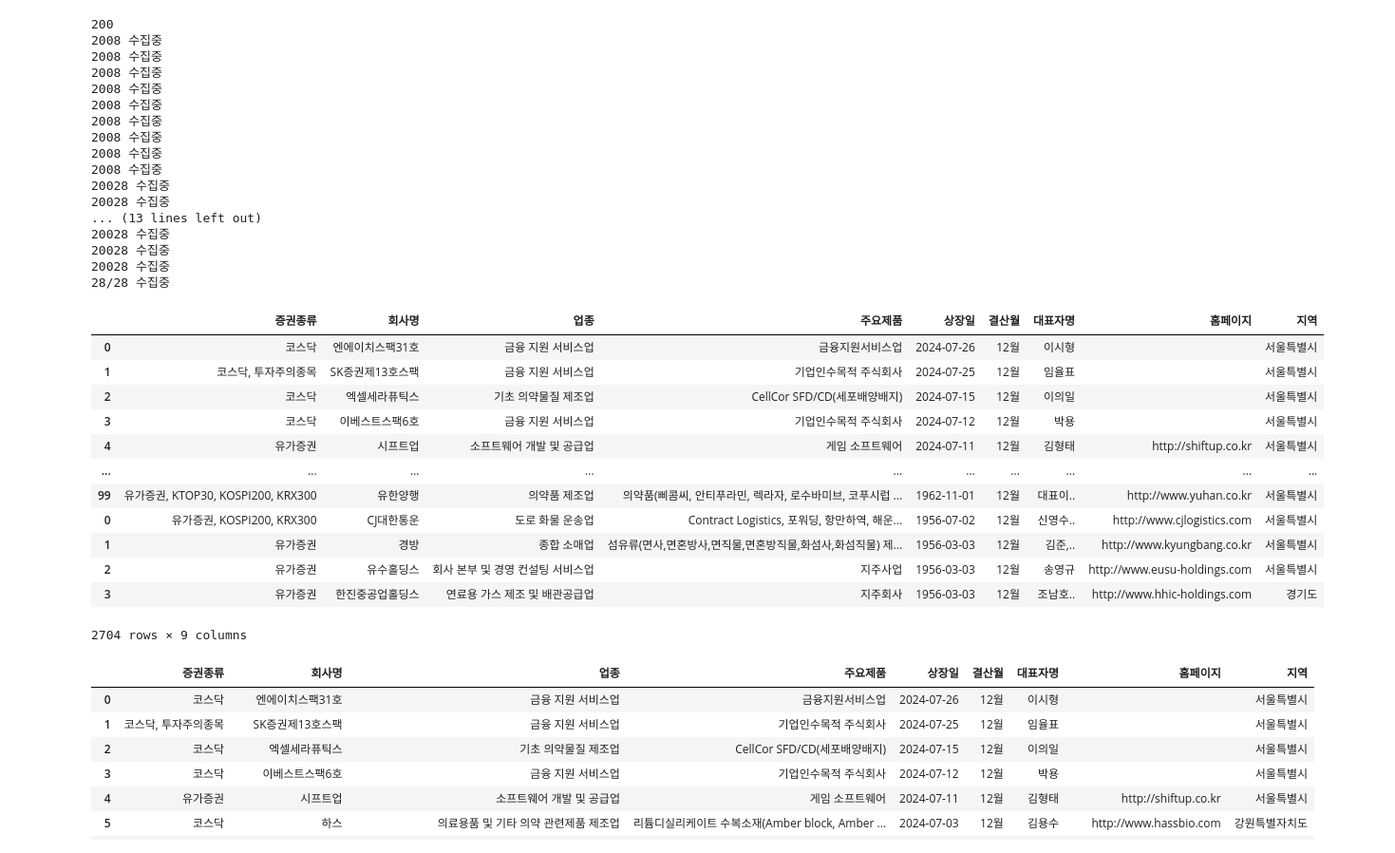
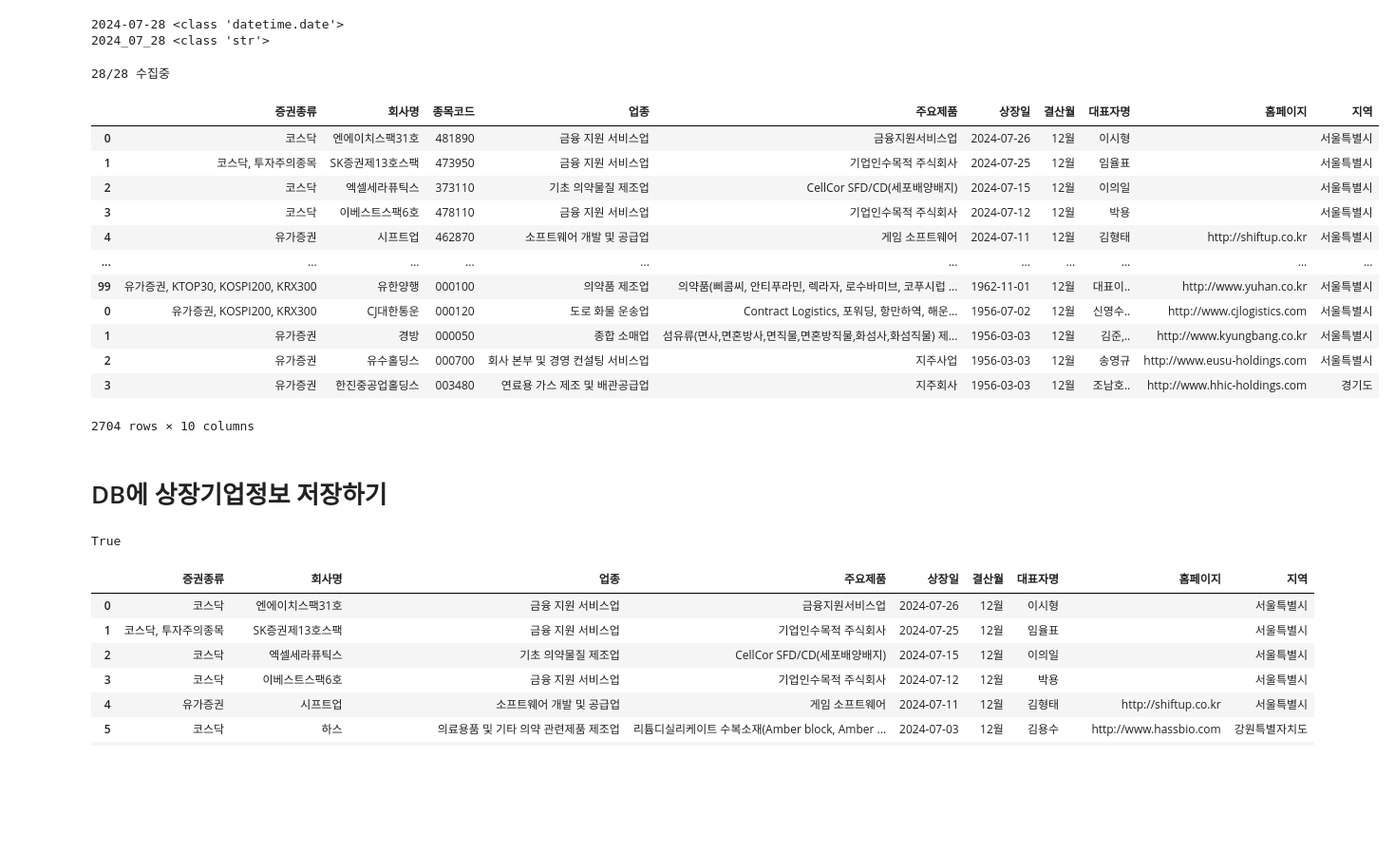
Before and after one commit to haram4th/fintech_pm_data_science, a Jupyter notebook: 05data_scraping/09상장기업정보수집_web_scraping.ipynb, the cells around one changed output. Shown at 95% size. Saved outputs shown, nothing was run; the diff lists cells and outputs as text; code cells hidden in the pictures; blank space fills up the shorter version.

```diff
--- a/05data_scraping/09상장기업정보수집_web_scraping.ipynb
+++ b/05data_scraping/09상장기업정보수집_web_scraping.ipynb
@@ -3,6 +4,14 @@ import time
 import requests
 import pandas as pd
 from bs4 import BeautifulSoup as bs
+# %%
+today = date.today()
+print(str(today), type(today))
+today = str(today).replace("-", "_")
+print(today, type(today))
+# %% [output]
+2024-07-28 <class 'datetime.date'>
+2024_07_28 <class 'str'>
 # %%
 # 내용 안나옴
 # url = "https://kind.krx.co.kr/corpgeneral/corpList.do"
@@ -18,63 +27,62 @@ while True:
     url = "https://kind.krx.co.kr/corpgeneral/corpList.do"
     payload = dict(method='searchCorpList',pageIndex=page, currentPageSize=page_size,orderMode=3,orderStat='D',searchType=13, fiscalYearEnd='all', location='all')
     r = requests.get(url, params=payload)
-    print(r.status_code)
+    print(r.status_code, end="\r")
     soup = bs(r.text, 'lxml')
     total_items = int(soup.select_one(".info.type-00 > em").text.replace(",", ""))
     total_pages = total_items // page_size + 1
     print(f"{page}/{total_pages} 수집중", end="\r")
+    keys = soup.select_one("table.list.type-00.tmt30")['summary'].split(", ")
     result = {}
     for tr in soup.select('tr'):
         for idx, (key, td) in enumerate(zip(keys, tr.select('td'))):
             if idx == 0:
-                kinds = [img['alt'] for img in td.select('img')]   # 1번째 증권 종류, 회사이름
+                kinds = [img['alt'].strip() for img in td.select('img')]   # 1번째 증권 종류, 회사이름
                 kind = ", ".join(kinds)
+                code = td.select_one("a")['onclick'].split("'")[1] # 종목코드 추출
                 result.setdefault('증권종류', []).append(kind)
                 result.setdefault(key, []).append(td.text)
+                result.setdefault('종목코드', []).append(code+"0") # 종목코드 추가
             elif idx == 6:
                 home_link = td.select_one('a')['href'] if td.string == None else ""  # 6번째 링크 찾기
                 result.setdefault(key, []).append(home_link)
             else:
                 result.setdefault(key, []).append(td.text)
     result_df = pd.DataFrame(result)
     final_result_df = pd.concat([final_result_df, result_df])
 
     if page < total_pages:
         page += 1
         time.sleep(5)
     else:
         break
 
-
-final_result_df
+display(final_result_df)
+final_result_df.to_csv(f"상장기업정보_{today}기준.csv", encoding='utf-8', index=False)  # 수집일 기준으로 csv 파일로 저장
 # %% [output]
-200
-2008 수집중
-2008 수집중
-2008 수집중
-2008 수집중
-2008 수집중
-2008 수집중
-2008 수집중
-2008 수집중
-2008 수집중
-20028 수집중
-20028 수집중
-... (13 lines left out)
-20028 수집중
-20028 수집중
-20028 수집중
 28/28 수집중
-|  | 증권종류 | 회사명 | 업종 | 주요제품 | 상장일 | 결산월 | 대표자명 | 홈페이지 | 지역 |
-| 0 | 코스닥 | 엔에이치스팩31호 | 금융 지원 서비스업 | 금융지원서비스업 | 2024-07-26 | 12월 | 이시형 |  | 서울특별시 |
-| 1 | 코스닥, 투자주의종목 | SK증권제13호스팩 | 금융 지원 서비스업 | 기업인수목적 주식회사 | 2024-07-25 | 12월 | 임율표 |  | 서울특별시 |
-| 2 | 코스닥 | 엑셀세라퓨틱스 | 기초 의약물질 제조업 | CellCor SFD/CD(세포배양배지) | 2024-07-15 | 12월 | 이의일 |  | 서울특별시 |
-| 3 | 코스닥 | 이베스트스팩6호 | 금융 지원 서비스업 | 기업인수목적 주식회사 | 2024-07-12 | 12월 | 박용 |  | 서울특별시 |
-| 4 | 유가증권 | 시프트업 | 소프트웨어 개발 및 공급업 | 게임 소프트웨어 | 2024-07-11 | 12월 | 김형태 | http://shiftup.co.kr | 서울특별시 |
-| ... | ... | ... | ... | ... | ... | ... | ... | ... | ... |
-| 99 | 유가증권, KTOP30, KOSPI200, KRX300 | 유한양행 | 의약품 제조업 | 의약품(삐콤씨, 안티푸라민, 렉라자, 로수바미브, 코푸시럽 ... | 1962-11-01 | 12월 | 대표이.. | http://www.yuhan.co.kr | 서울특별시 |
-| 0 | 유가증권, KOSPI200, KRX300 | CJ대한통운 | 도로 화물 운송업 | Contract Logistics, 포워딩, 항만하역, 해운... | 1956-07-02 | 12월 | 신영수.. | http://www.cjlogistics.com | 서울특별시 |
-| 1 | 유가증권 | 경방 | 종합 소매업 | 섬유류(면사,면혼방사,면직물,면혼방직물,화섬사,화섬직물) 제... | 1956-03-03 | 12월 | 김준,.. | http://www.kyungbang.co.kr | 서울특별시 |
-| 2 | 유가증권 | 유수홀딩스 | 회사 본부 및 경영 컨설팅 서비스업 | 지주사업 | 1956-03-03 | 12월 | 송영규 | http://www.eusu-holdings.com | 서울특별시 |
-| 3 | 유가증권 | 한진중공업홀딩스 | 연료용 가스 제조 및 배관공급업 | 지주회사 | 1956-03-03 | 12월 | 조남호.. | http://www.hhic-holdings.com | 경기도 |
+|  | 증권종류 | 회사명 | 종목코드 | 업종 | 주요제품 | 상장일 | 결산월 | 대표자명 | 홈페이지 | 지역 |
+| 0 | 코스닥 | 엔에이치스팩31호 | 481890 | 금융 지원 서비스업 | 금융지원서비스업 | 2024-07-26 | 12월 | 이시형 |  | 서울특별시 |
+| 1 | 코스닥, 투자주의종목 | SK증권제13호스팩 | 473950 | 금융 지원 서비스업 | 기업인수목적 주식회사 | 2024-07-25 | 12월 | 임율표 |  | 서울특별시 |
+| 2 | 코스닥 | 엑셀세라퓨틱스 | 373110 | 기초 의약물질 제조업 | CellCor SFD/CD(세포배양배지) | 2024-07-15 | 12월 | 이의일 |  | 서울특별시 |
+| 3 | 코스닥 | 이베스트스팩6호 | 478110 | 금융 지원 서비스업 | 기업인수목적 주식회사 | 2024-07-12 | 12월 | 박용 |  | 서울특별시 |
+| 4 | 유가증권 | 시프트업 | 462870 | 소프트웨어 개발 및 공급업 | 게임 소프트웨어 | 2024-07-11 | 12월 | 김형태 | http://shiftup.co.kr | 서울특별시 |
+| ... | ... | ... | ... | ... | ... | ... | ... | ... | ... | ... |
+| 99 | 유가증권, KTOP30, KOSPI200, KRX300 | 유한양행 | 000100 | 의약품 제조업 | 의약품(삐콤씨, 안티푸라민, 렉라자, 로수바미브, 코푸시럽 ... | 1962-11-01 | 12월 | 대표이.. | http://www.yuhan.co.kr | 서울특별시 |
+| 0 | 유가증권, KOSPI200, KRX300 | CJ대한통운 | 000120 | 도로 화물 운송업 | Contract Logistics, 포워딩, 항만하역, 해운... | 1956-07-02 | 12월 | 신영수.. | http://www.cjlogistics.com | 서울특별시 |
+| 1 | 유가증권 | 경방 | 000050 | 종합 소매업 | 섬유류(면사,면혼방사,면직물,면혼방직물,화섬사,화섬직물) 제... | 1956-03-03 | 12월 | 김준,.. | http://www.kyungbang.co.kr | 서울특별시 |
+| 2 | 유가증권 | 유수홀딩스 | 000700 | 회사 본부 및 경영 컨설팅 서비스업 | 지주사업 | 1956-03-03 | 12월 | 송영규 | http://www.eusu-holdings.com | 서울특별시 |
+| 3 | 유가증권 | 한진중공업홀딩스 | 003480 | 연료용 가스 제조 및 배관공급업 | 지주회사 | 1956-03-03 | 12월 | 조남호.. | http://www.hhic-holdings.com | 경기도 |
-2704 rows × 9 columns
+2704 rows × 10 columns
+# %% [markdown]
+# DB에 상장기업정보 저장하기
+# %%
+import os
+from datetime import datetime
+from dotenv import load_dotenv
+from sqlalchemy import create_engine, text
+import pymysql
+pymysql.install_as_MySQLdb()
+load_dotenv(dotenv_path=".dbenv")
+# %% [output]
+True
```
Also changed, not shown: parts of 4 cells of this notebook, 7 other files.
